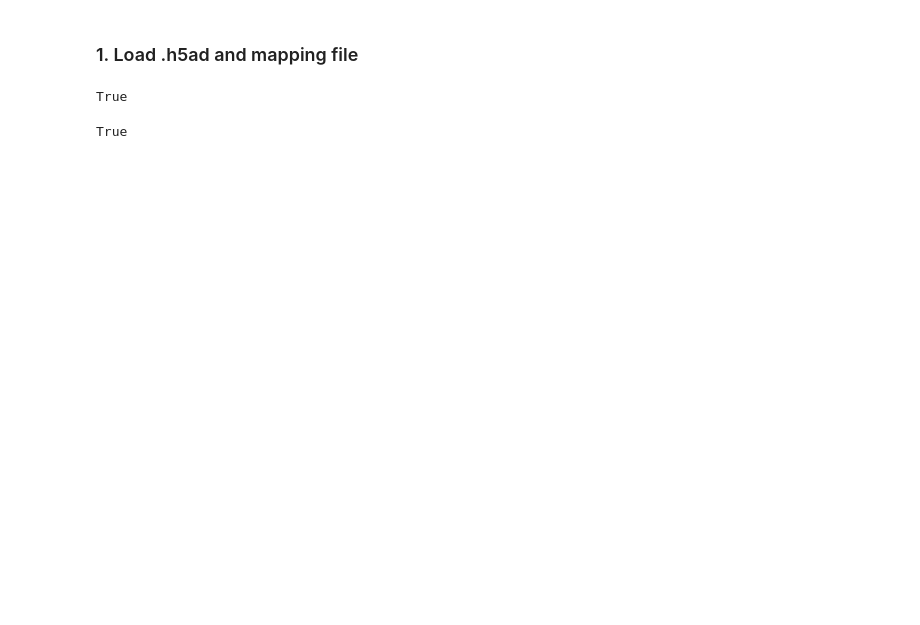
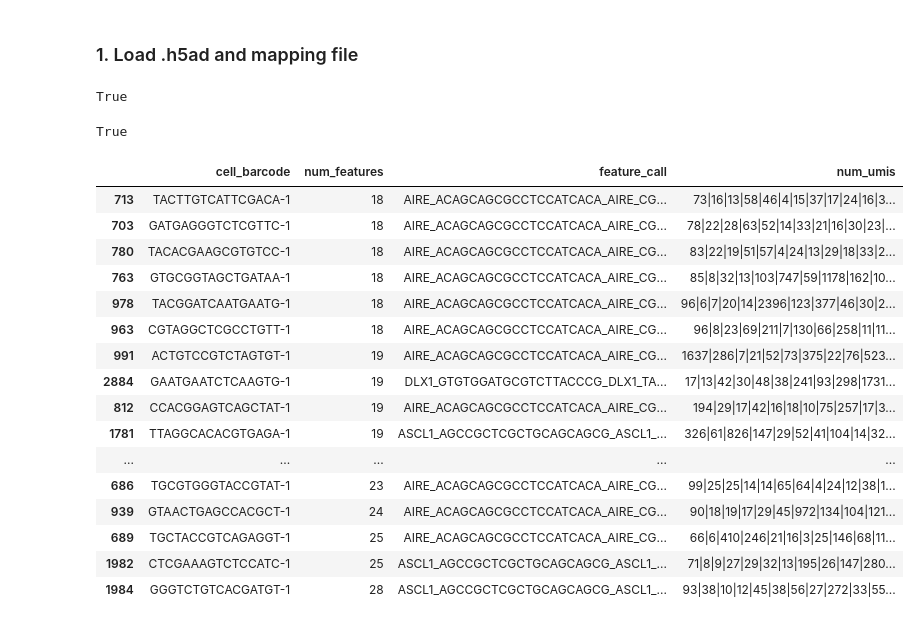
Before and after one commit to vitkl/cell2state_tf_activation, a Jupyter notebook: scripts/Kevin/20230105_multiome_rna_exploration.ipynb, the cells around one changed output. Cells and saved outputs as stored; diff of their text form; code cells hidden in the pictures; blank space fills up the shorter version.

Commit message:
explored protospacer call per cell

```diff
--- a/scripts/Kevin/20230105_multiome_rna_exploration.ipynb
+++ b/scripts/Kevin/20230105_multiome_rna_exploration.ipynb
@@ -117,3 +117,28 @@ sgrna_rest_df = pd.DataFrame(
 )
 #rowwise concatenation of the two dataframes
 sgrna_df = pd.concat([sgrna_df, sgrna_rest_df], axis=0,ignore_index=True)
+# %%
+#Read in protospace call per cell file to dataframe
+protospacer_df = pd.read_csv(f'{sc_data_folder}cellranger710_count_05e682d5679826b9b76d6bec731bbe61/crispr_analysis/protospacer_calls_per_cell.csv')
+# %%
+protospacer_df.sort_values(by=['num_features','num_umis'], inplace=True)
+# %%
+protospacer_df.tail(60)
+# %% [output]
+|  | cell_barcode | num_features | feature_call | num_umis |
+| 713 | TACTTGTCATTCGACA-1 | 18 | AIRE_ACAGCAGCGCCTCCATCACA_AIRE_CG... | 73|16|13|58|46|4|15|37|17|24|16|3... |
+| 703 | GATGAGGGTCTCGTTC-1 | 18 | AIRE_ACAGCAGCGCCTCCATCACA_AIRE_CG... | 78|22|28|63|52|14|33|21|16|30|23|... |
+| 780 | TACACGAAGCGTGTCC-1 | 18 | AIRE_ACAGCAGCGCCTCCATCACA_AIRE_CG... | 83|22|19|51|57|4|24|13|29|18|33|2... |
+| 763 | GTGCGGTAGCTGATAA-1 | 18 | AIRE_ACAGCAGCGCCTCCATCACA_AIRE_CG... | 85|8|32|13|103|747|59|1178|162|10... |
+| 978 | TACGGATCAATGAATG-1 | 18 | AIRE_ACAGCAGCGCCTCCATCACA_AIRE_CG... | 96|6|7|20|14|2396|123|377|46|30|2... |
+| 963 | CGTAGGCTCGCCTGTT-1 | 18 | AIRE_ACAGCAGCGCCTCCATCACA_AIRE_CG... | 96|8|23|69|211|7|130|66|258|11|11... |
+| 991 | ACTGTCCGTCTAGTGT-1 | 19 | AIRE_ACAGCAGCGCCTCCATCACA_AIRE_CG... | 1637|286|7|21|52|73|375|22|76|523... |
+| 2884 | GAATGAATCTCAAGTG-1 | 19 | DLX1_GTGTGGATGCGTCTTACCCG_DLX1_TA... | 17|13|42|30|48|38|241|93|298|1731... |
+| 812 | CCACGGAGTCAGCTAT-1 | 19 | AIRE_ACAGCAGCGCCTCCATCACA_AIRE_CG... | 194|29|17|42|16|18|10|75|257|17|3... |
+| 1781 | TTAGGCACACGTGAGA-1 | 19 | ASCL1_AGCCGCTCGCTGCAGCAGCG_ASCL1_... | 326|61|826|147|29|52|41|104|14|32... |
+| ... | ... | ... | ... | ... |
+| 686 | TGCGTGGGTACCGTAT-1 | 23 | AIRE_ACAGCAGCGCCTCCATCACA_AIRE_CG... | 99|25|25|14|14|65|64|4|24|12|38|1... |
+| 939 | GTAACTGAGCCACGCT-1 | 24 | AIRE_ACAGCAGCGCCTCCATCACA_AIRE_CG... | 90|18|19|17|29|45|972|134|104|121... |
+| 689 | TGCTACCGTCAGAGGT-1 | 25 | AIRE_ACAGCAGCGCCTCCATCACA_AIRE_CG... | 66|6|410|246|21|16|3|25|146|68|11... |
+| 1982 | CTCGAAAGTCTCCATC-1 | 25 | ASCL1_AGCCGCTCGCTGCAGCAGCG_ASCL1_... | 71|8|9|27|29|32|13|195|26|147|280... |
+| 1984 | GGGTCTGTCACGATGT-1 | 28 | ASCL1_AGCCGCTCGCTGCAGCAGCG_ASCL1_... | 93|38|10|12|45|38|56|27|272|33|55... |
```
Also changed, not shown: parts of 3 cells of this notebook.
